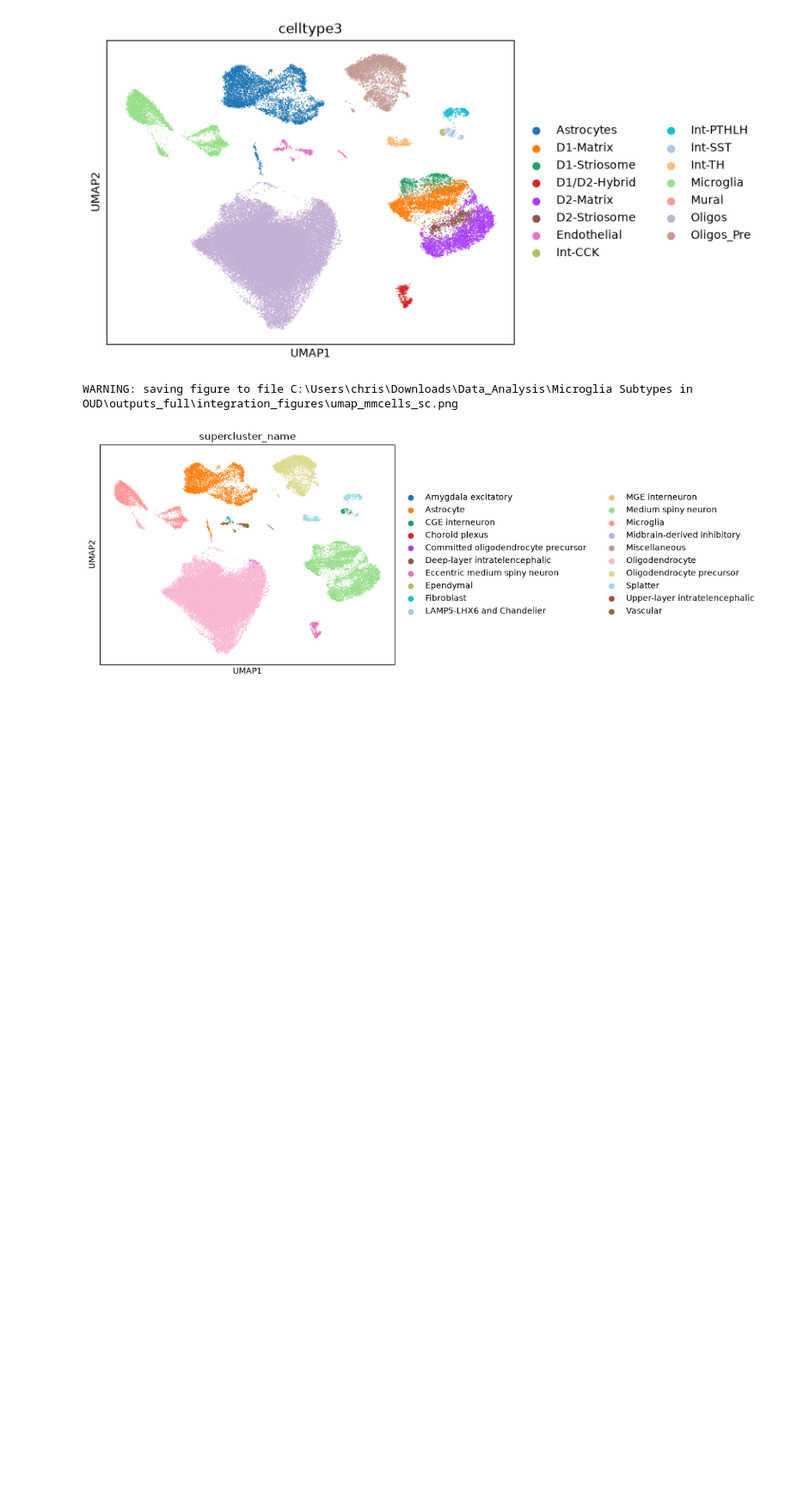
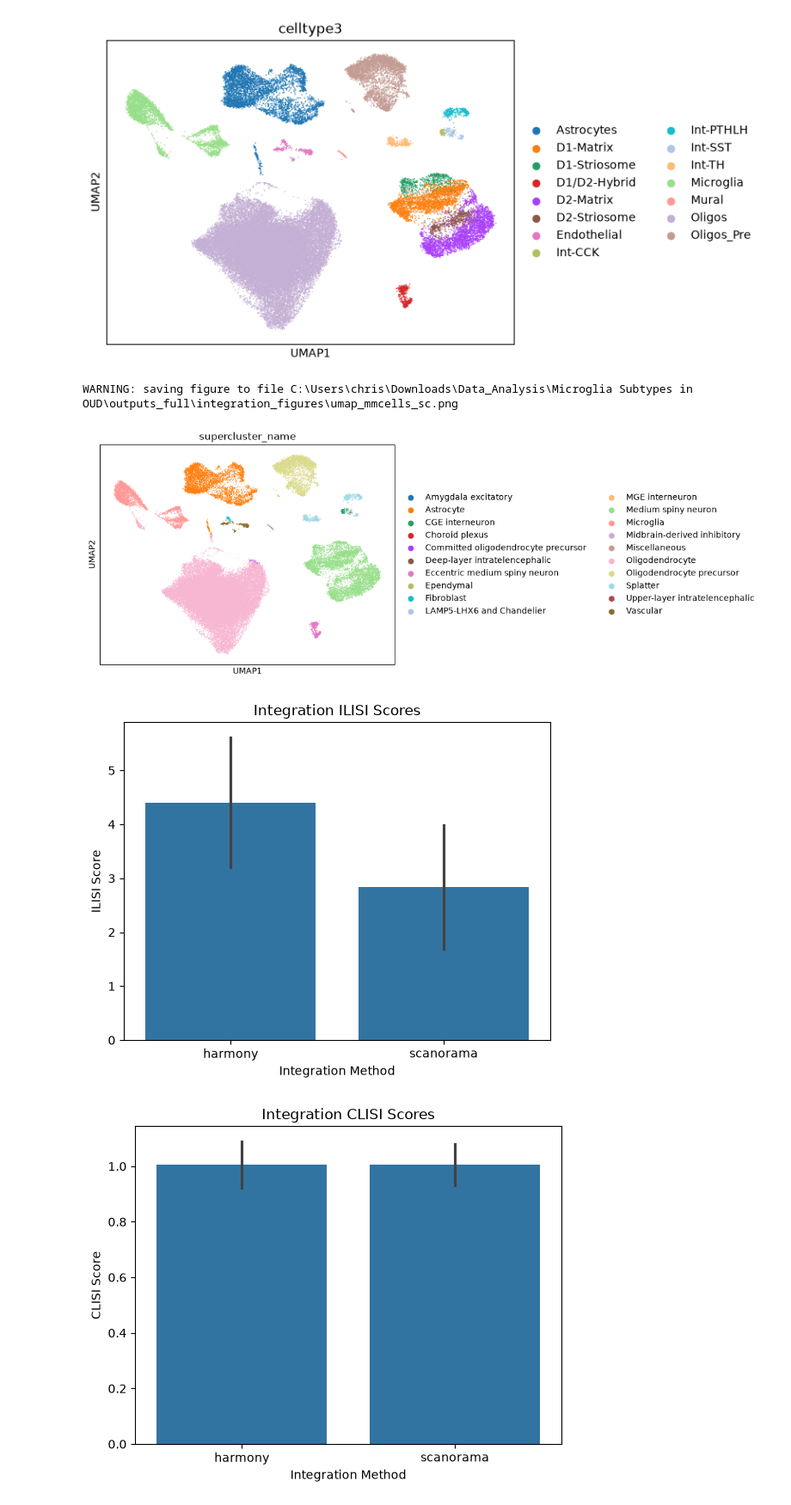
Before and after one commit to danielle-daneuro/Microglia-Subtypes-in-OUD, a Jupyter notebook: notebooks/f03_integration_caudate.ipynb, the cells around one changed output. Shown at 86% size. Drawn from its saved outputs; the diff is of its cells as text; code cells hidden in the pictures; blank space fills up the shorter version.

Commit message:
Add LISI score calculation and plotting

```diff
--- a/notebooks/f03_integration_caudate.ipynb
+++ b/notebooks/f03_integration_caudate.ipynb
@@ -177,3 +179,6 @@ WARNING: saving figure to file C:\Users\chris\Downloads\Data_Analysis\Microglia
 #Write integrated data
 hcdata.write_h5ad(data_loc / 'intermediate/hc_integrated')
 scdata.write_h5ad(data_loc / 'intermediate/sc_integrated')
+# %%
+hcdata = sc.read_h5ad(data_loc / 'intermediate/hc_integrated')
+scdata = sc.read_h5ad(data_loc / 'intermediate/sc_integrated')
@@ -179,0 +203,35 @@ scdata.write_h5ad(data_loc / 'intermediate/sc_integrated')
+# %%
+#Calculate the ilisi values for harmony integrated data
+mtadata = hcdata.obs[['id']].copy()
+harmony_ilisi = (hm.compute_lisi(X=hcdata.obsm['X_pca_harmony'],
+                                metadata=mtadata,
+                                label_colnames=['id']))
+df_ilisi = pd.DataFrame()
+df_ilisi['harmony'] = pd.DataFrame(harmony_ilisi)
+
+#Calculate the ilisi values for scanorama integrated data
+mtadata = scdata.obs[['id']].copy()
+scanorama_ilisi = (hm.compute_lisi(X=scdata.obsm['X_scanorama'],
+                                metadata=mtadata,
+                                label_colnames=['id']))
+df_ilisi['scanorama'] = pd.DataFrame(scanorama_ilisi)
+#Save ilisi scores to csv
+df_ilisi.to_csv(script_loc.parent / 'outputs_full/tables/c_ilisi_scores.csv', index=False)
+# %%
+#Create a bar plot of ilisi scores across methods
+df_ilisi = df_ilisi.melt(var_name="method", value_name="lisi_score")
+(sns.barplot(data=df_ilisi, x='method', y='lisi_score', errorbar='sd')
+    .set(title='Integration ILISI Scores', xlabel='Integration Method', ylabel='ILISI Score'))
+plt.savefig(script_loc.parent / 'outputs_full/integration_figures/c_ilisi_scores.png', dpi=300)
+plt.show()
+
+#Create a bar plot of clisi scores across methods
+df_clisi = df_clisi.melt(var_name="method", value_name="lisi_score")
+(sns.barplot(data=df_clisi, x='method', y='lisi_score', errorbar='sd')
+    .set(title='Integration CLISI Scores', xlabel='Integration Method', ylabel='CLISI Score'))
+
+plt.savefig(script_loc.parent / 'outputs_full/integration_figures/c_clisi_scores.png', dpi=300)
+plt.show()
+# %% [output]
+[figure, added]
+[figure, added]
```
Also changed, not shown: parts of 2 cells of this notebook, 1 other file.
